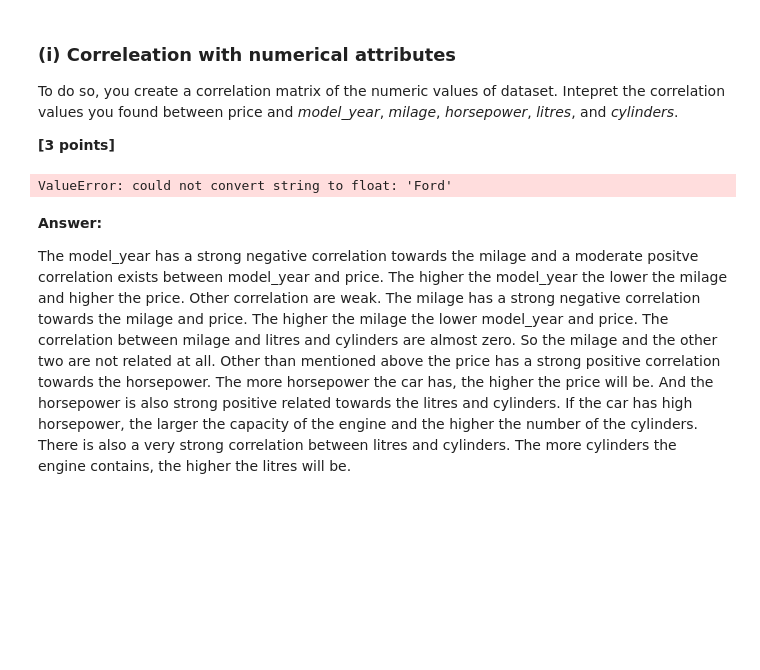
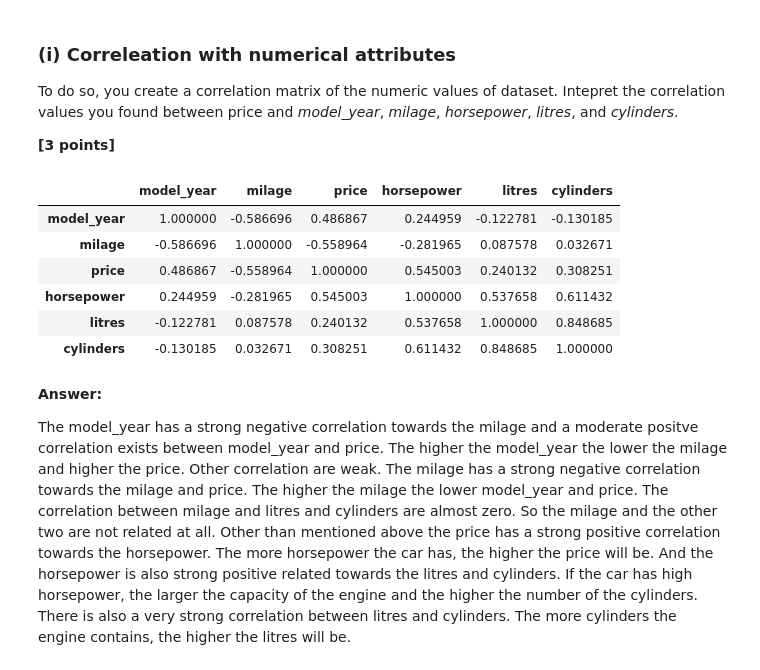
Before and after one commit to sillyduckyluck/IDS_Winning_team, a Jupyter notebook: Part_1/IDS_WS23_Assignment_part_1-student_updated.ipynb, the cells around one changed output. Saved outputs shown, nothing was run; the diff lists cells and outputs as text; code cells hidden in the pictures; blank space fills up the shorter version.

```diff
--- a/Part_1/IDS_WS23_Assignment_part_1-student_updated.ipynb
+++ b/Part_1/IDS_WS23_Assignment_part_1-student_updated.ipynb
@@ -252,10 +253,17 @@ Next, you want to investigate possible correlations of other variables with the
 To do so, you create a correlation matrix of the numeric values of dataset. Intepret the correlation values you found between price and *model_year*, *milage*, *horsepower*, *litres*, and *cylinders*.
 
 **[3 points]**
-# %%
-df.corr()
-# %% [output]
-ValueError: could not convert string to float: 'Ford'
+# %%
+col = ['model_year','milage','price','horsepower','litres','cylinders']
+df[col].corr()
+# %% [output]
+|  | model_year | milage | price | horsepower | litres | cylinders |
+| model_year | 1.000000 | -0.586696 | 0.486867 | 0.244959 | -0.122781 | -0.130185 |
+| milage | -0.586696 | 1.000000 | -0.558964 | -0.281965 | 0.087578 | 0.032671 |
+| price | 0.486867 | -0.558964 | 1.000000 | 0.545003 | 0.240132 | 0.308251 |
+| horsepower | 0.244959 | -0.281965 | 0.545003 | 1.000000 | 0.537658 | 0.611432 |
+| litres | -0.122781 | 0.087578 | 0.240132 | 0.537658 | 1.000000 | 0.848685 |
+| cylinders | -0.130185 | 0.032671 | 0.308251 | 0.611432 | 0.848685 | 1.000000 |
 # %% [markdown]
 **Answer:**
 
```
Also changed, not shown: parts of 23 cells of this notebook, 11 other files.
